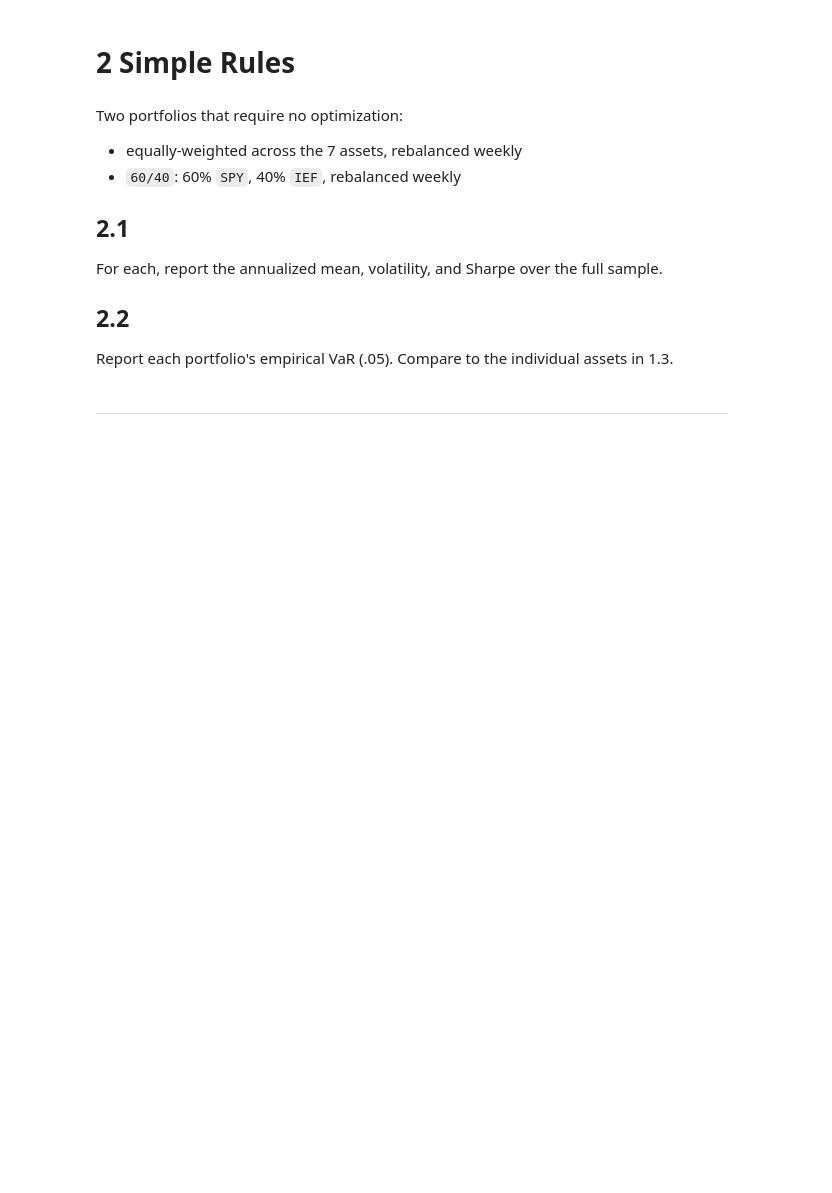
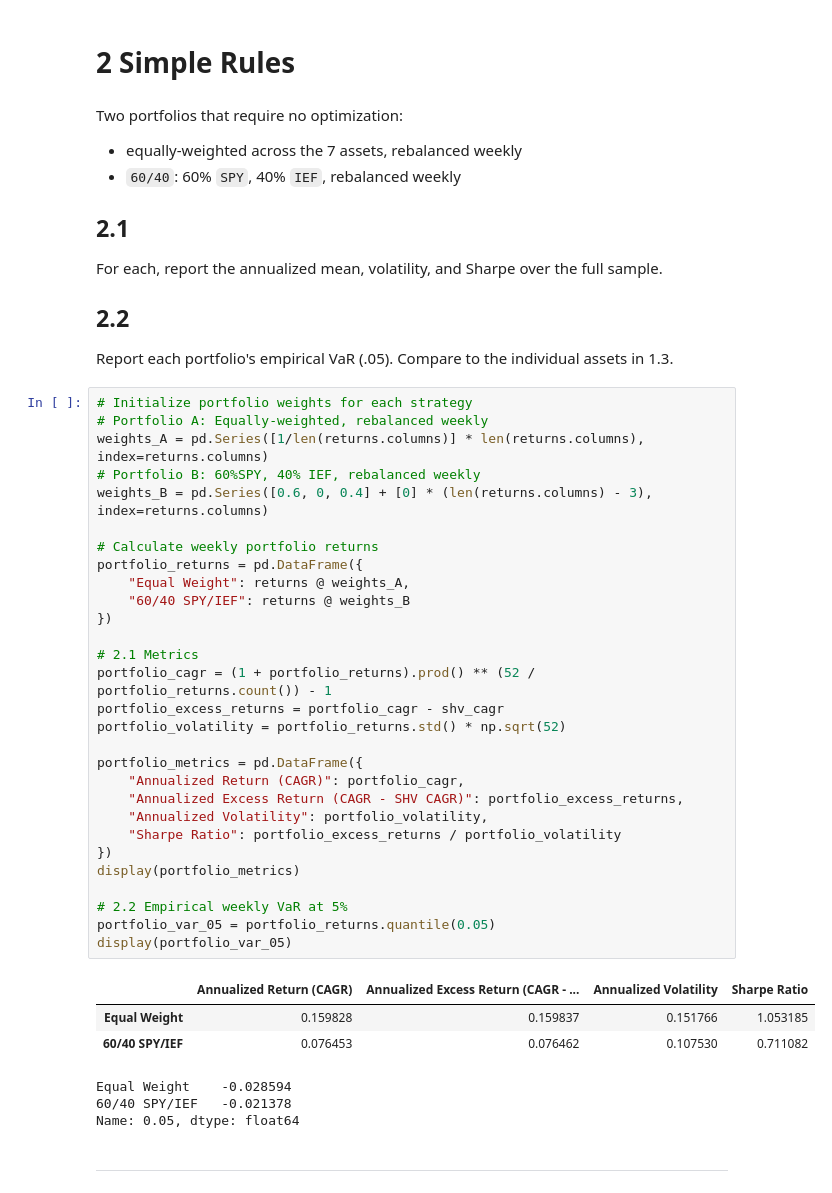
Before and after one commit to samLeung24/Quant-Part-II, a Jupyter notebook: Multi-Asset_Allocation.ipynb, the cells around one changed output. Drawn from its saved outputs; the diff is of its cells as text; blank space fills up the shorter version.

```diff
--- a/Multi-Asset_Allocation.ipynb
+++ b/Multi-Asset_Allocation.ipynb
@@ -53,6 +121,42 @@ For each, report the annualized mean, volatility, and Sharpe over the full sampl
 ## 2.2
 
 Report each portfolio's empirical VaR (.05). Compare to the individual assets in 1.3.
+# %%
+# Initialize portfolio weights for each strategy
+# Portfolio A: Equally-weighted, rebalanced weekly
+weights_A = pd.Series([1/len(returns.columns)] * len(returns.columns), index=returns.columns)
+# Portfolio B: 60%SPY, 40% IEF, rebalanced weekly
+weights_B = pd.Series([0.6, 0, 0.4] + [0] * (len(returns.columns) - 3), index=returns.columns)
+
+# Calculate weekly portfolio returns
+portfolio_returns = pd.DataFrame({
+    "Equal Weight": returns @ weights_A,
+    "60/40 SPY/IEF": returns @ weights_B
+})
+
+# 2.1 Metrics
+portfolio_cagr = (1 + portfolio_returns).prod() ** (52 / portfolio_returns.count()) - 1
+portfolio_excess_returns = portfolio_cagr - shv_cagr
+portfolio_volatility = portfolio_returns.std() * np.sqrt(52)
+
+portfolio_metrics = pd.DataFrame({
+    "Annualized Return (CAGR)": portfolio_cagr,
+    "Annualized Excess Return (CAGR - SHV CAGR)": portfolio_excess_returns,
+    "Annualized Volatility": portfolio_volatility,
+    "Sharpe Ratio": portfolio_excess_returns / portfolio_volatility
+})
+display(portfolio_metrics)
+
+# 2.2 Empirical weekly VaR at 5%
+portfolio_var_05 = portfolio_returns.quantile(0.05)
+display(portfolio_var_05)
+# %% [output]
+|  | Annualized Return (CAGR) | Annualized Excess Return (CAGR - ... | Annualized Volatility | Sharpe Ratio |
+| Equal Weight | 0.159828 | 0.159837 | 0.151766 | 1.053185 |
+| 60/40 SPY/IEF | 0.076453 | 0.076462 | 0.107530 | 0.711082 |
+Equal Weight    -0.028594
+60/40 SPY/IEF   -0.021378
+Name: 0.05, dtype: float64
 # %% [markdown]
 ***
 # %% [markdown]
```
Also changed, not shown: parts of 2 cells of this notebook.
